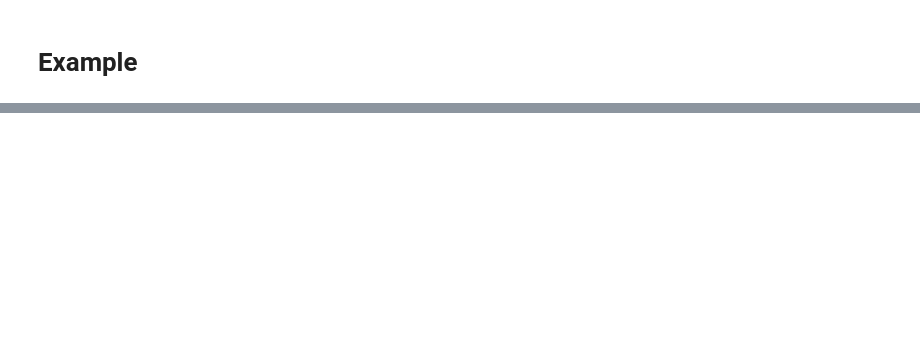
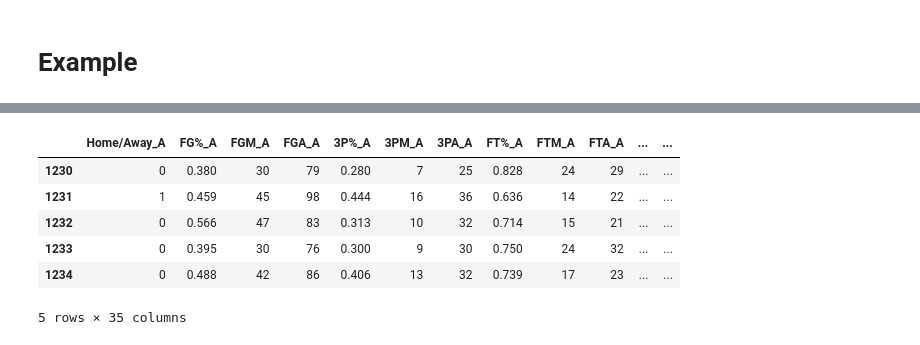
Before and after one commit to Coslate/DataMining_Final, a Jupyter notebook: Total_Model_2017-2018.ipynb, the cells around one changed output, grey strips where cells are left out. Cells and saved outputs as stored; diff of their text form; code cells hidden in the pictures; blank space fills up the shorter version.

```diff
--- a/Total_Model_2017-2018.ipynb
+++ b/Total_Model_2017-2018.ipynb
@@ -246,0 +504,10 @@ TotalModel(**all_classifiers_dic)
+# %%
+X[1230:1235]
+# %% [output]
+|  | Home/Away_A | FG%_A | FGM_A | FGA_A | 3P%_A | 3PM_A | 3PA_A | FT%_A | FTM_A | FTA_A | ... | ... |
+| 1230 | 0 | 0.380 | 30 | 79 | 0.280 | 7 | 25 | 0.828 | 24 | 29 | ... | ... |
+| 1231 | 1 | 0.459 | 45 | 98 | 0.444 | 16 | 36 | 0.636 | 14 | 22 | ... | ... |
+| 1232 | 0 | 0.566 | 47 | 83 | 0.313 | 10 | 32 | 0.714 | 15 | 21 | ... | ... |
+| 1233 | 0 | 0.395 | 30 | 76 | 0.300 | 9 | 30 | 0.750 | 24 | 32 | ... | ... |
+| 1234 | 0 | 0.488 | 42 | 86 | 0.406 | 13 | 32 | 0.739 | 17 | 23 | ... | ... |
+5 rows × 35 columns
```
Also changed, not shown: parts of 15 cells of this notebook, 1 other file.
